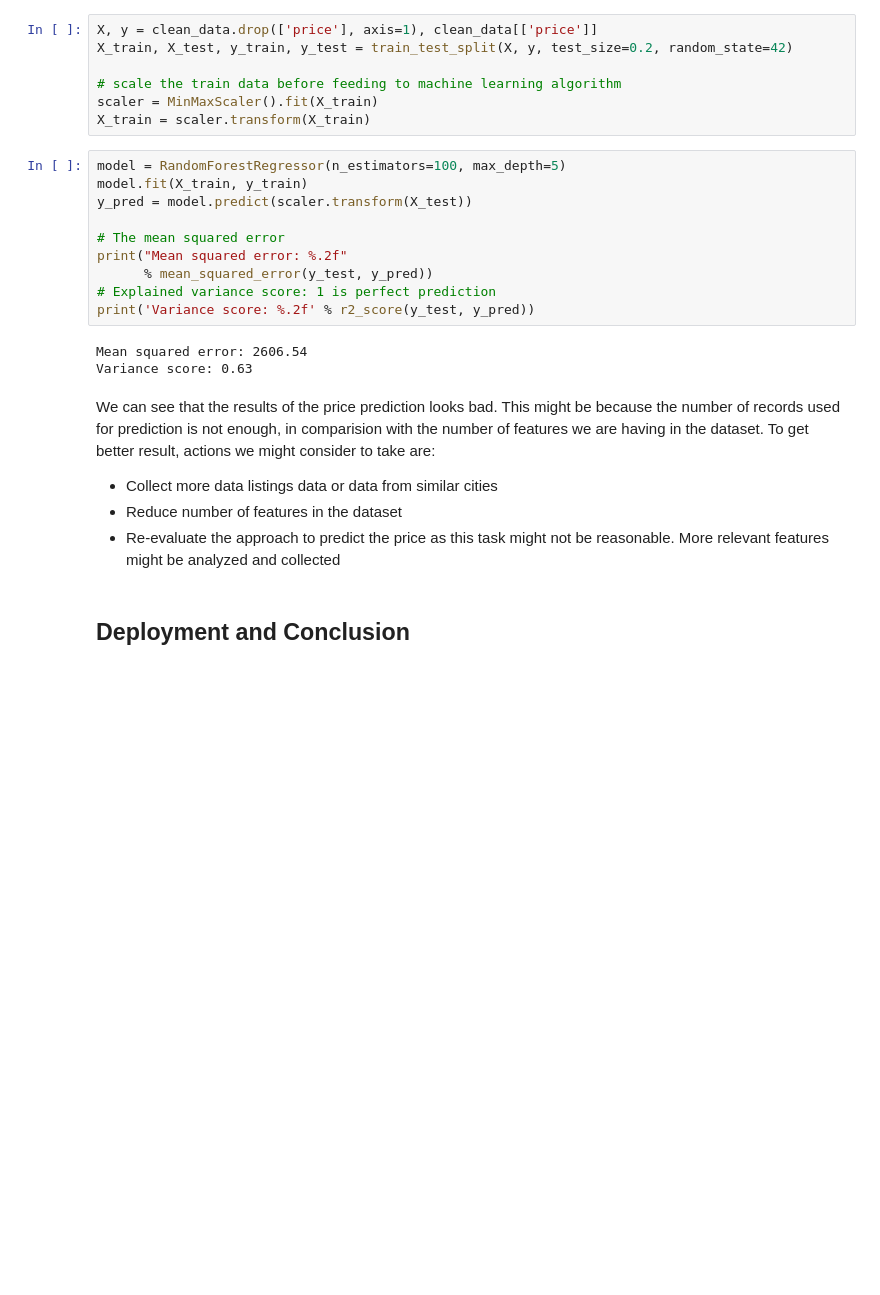
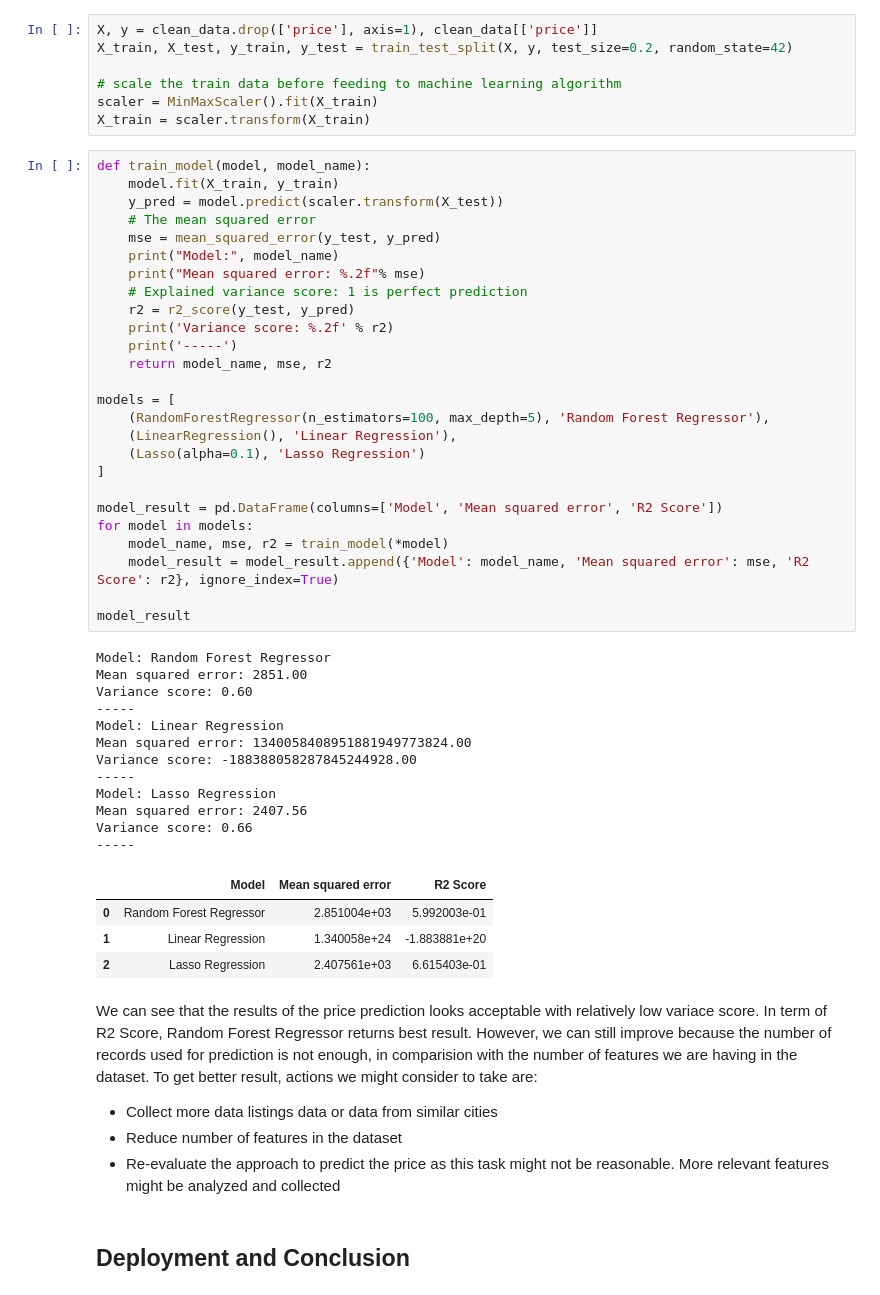
Before and after one commit to ducdoan510/DSND-Analyse-AirBnB-Dataset, a Jupyter notebook: SeattleAirBnBListingAnalysis.ipynb, the cells around one changed output. Saved outputs shown, nothing was run; the diff lists cells and outputs as text; blank space fills up the shorter version.

Commit message:
update notebook to compare multiple models

```diff
--- a/SeattleAirBnBListingAnalysis.ipynb
+++ b/SeattleAirBnBListingAnalysis.ipynb
@@ -427,21 +426,51 @@ X_train, X_test, y_train, y_test = train_test_split(X, y, test_size=0.2, random_
 # scale the train data before feeding to machine learning algorithm
 scaler = MinMaxScaler().fit(X_train)
 X_train = scaler.transform(X_train)
-# %%
-model = RandomForestRegressor(n_estimators=100, max_depth=5)
-model.fit(X_train, y_train)
-y_pred = model.predict(scaler.transform(X_test))
-
-# The mean squared error
-print("Mean squared error: %.2f"
-      % mean_squared_error(y_test, y_pred))
-# Explained variance score: 1 is perfect prediction
-print('Variance score: %.2f' % r2_score(y_test, y_pred))
-# %% [output]
-Mean squared error: 2606.54
-Variance score: 0.63
+# %%
+def train_model(model, model_name):
+    model.fit(X_train, y_train)
+    y_pred = model.predict(scaler.transform(X_test))
+    # The mean squared error
+    mse = mean_squared_error(y_test, y_pred)
+    print("Model:", model_name)
+    print("Mean squared error: %.2f"% mse)
+    # Explained variance score: 1 is perfect prediction
+    r2 = r2_score(y_test, y_pred)
+    print('Variance score: %.2f' % r2)
+    print('-----')
+    return model_name, mse, r2
+
+models = [
+    (RandomForestRegressor(n_estimators=100, max_depth=5), 'Random Forest Regressor'),
+    (LinearRegression(), 'Linear Regression'),
+    (Lasso(alpha=0.1), 'Lasso Regression')
+]
+
+model_result = pd.DataFrame(columns=['Model', 'Mean squared error', 'R2 Score'])
+for model in models:
+    model_name, mse, r2 = train_model(*model)
+    model_result = model_result.append({'Model': model_name, 'Mean squared error': mse, 'R2 Score': r2}, ignore_index=True)
+
+model_result
+# %% [output]
+Model: Random Forest Regressor
+Mean squared error: 2851.00
+Variance score: 0.60
+-----
+Model: Linear Regression
+Mean squared error: 1340058408951881949773824.00
+Variance score: -188388058287845244928.00
+-----
+Model: Lasso Regression
+Mean squared error: 2407.56
+Variance score: 0.66
+-----
+|  | Model | Mean squared error | R2 Score |
+| 0 | Random Forest Regressor | 2.851004e+03 | 5.992003e-01 |
+| 1 | Linear Regression | 1.340058e+24 | -1.883881e+20 |
+| 2 | Lasso Regression | 2.407561e+03 | 6.615403e-01 |
 # %% [markdown]
-We can see that the results of the price prediction looks bad. This might be because the number of records used for prediction is not enough, in comparision with the number of features we are having in the dataset. To get better result, actions we might consider to take are:
+We can see that the results of the price prediction looks acceptable with relatively low variace score. In term of R2 Score, Random Forest Regressor returns best result. However, we can still improve because the number of records used for prediction is not enough, in comparision with the number of features we are having in the dataset. To get better result, actions we might consider to take are:
 
 - Collect more data listings data or data from similar cities
 - Reduce number of features in the dataset
```
Also changed, not shown: parts of 5 cells of this notebook.
